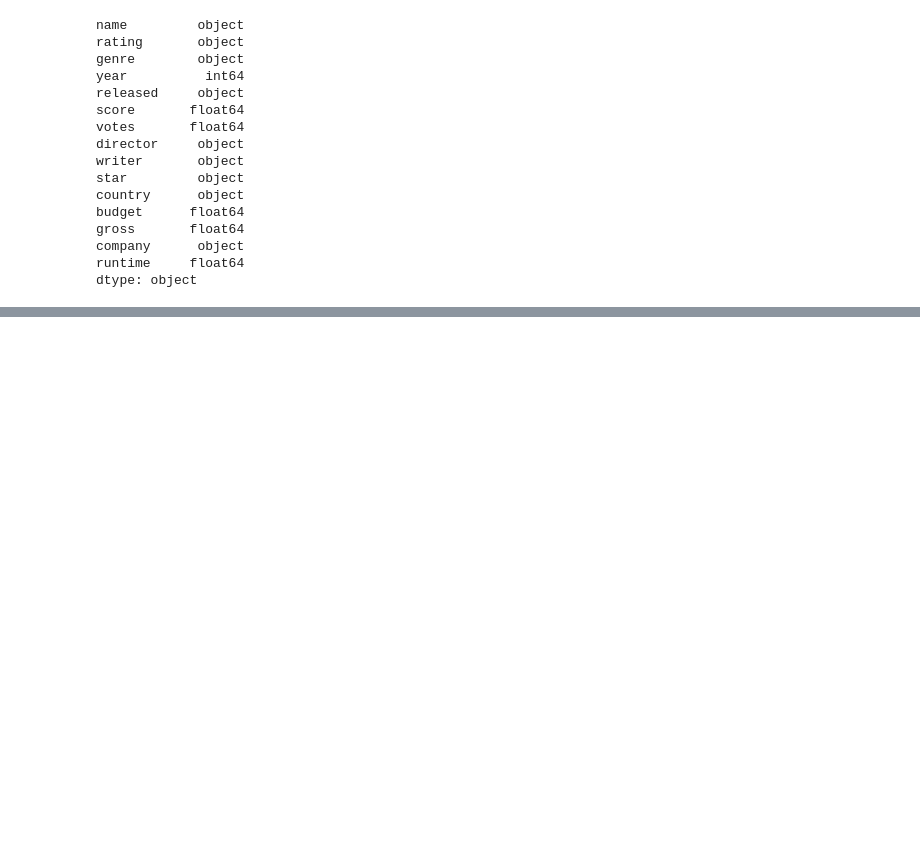
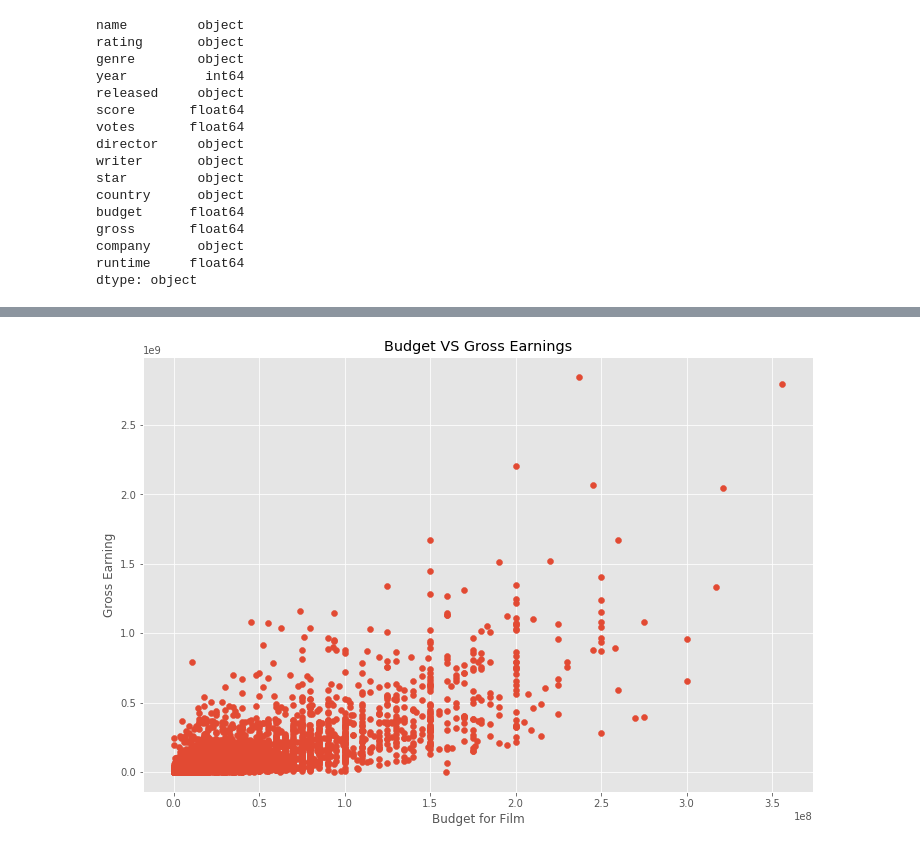
Before and after one commit to enochgeorge9x9/Data_Correlation_in_Python, a Jupyter notebook: Movies Correlation Analysis.ipynb, the cells around one changed output, grey strips where cells are left out. Cells and saved outputs as stored; diff of their text form; code cells hidden in the pictures; blank space fills up the shorter version.

Commit message:
Checked correlation between budget and gross

```diff
--- a/Movies Correlation Analysis.ipynb
+++ b/Movies Correlation Analysis.ipynb
@@ -103,0 +138,4 @@ ValueError: Cannot convert non-finite values (NA or inf) to integer
+# %%
+#Create correct year column
+df_noNull['released'] = df_noNull['released'].astype('str')
+df_noNull['released'].head()
@@ -103,0 +149,16 @@ ValueError: Cannot convert non-finite values (NA or inf) to integer
+# %%
+years = []
+for col in df_noNull['released']:
+    split_year = col.split()
+    if split_year[0].isnumeric():
+        years.append(int(split_year[0]))
+
+    elif split_year[1].isnumeric():
+        years.append(int(split_year[1]))
+    elif split_year[2].isnumeric():
+        years.append(int(split_year[2]))
+
+pd.set_option('mode.chained_assignment',None)
+df_noNull['correct_year'] = years
+df = df_noNull.copy()
+df.head()
@@ -103,0 +184,3 @@ ValueError: Cannot convert non-finite values (NA or inf) to integer
+# %%
+df = df.sort_values(by=['gross'], inplace=False, ascending=False)
+df.drop(['year'], axis=1, inplace=True)
@@ -103,0 +206,3 @@ ValueError: Cannot convert non-finite values (NA or inf) to integer
+# %%
+df = df[['name','country', 'budget', 'gross', 'company', 'correct_year','rating', 'genre', 'released', 'score', 'votes',
+       'director', 'writer', 'star', 'runtime']]
@@ -103,0 +218,13 @@ ValueError: Cannot convert non-finite values (NA or inf) to integer
+# %%
+# Checking if Budget has High Correlation with Gross
+# Scatter Plot with Budget vs Gross
+
+x = df['budget']
+y = df['gross']
+plt.scatter(x,y)
+plt.title('Budget VS Gross Earnings')
+plt.xlabel('Budget for Film')
+plt.ylabel('Gross Earning')
+plt.show()
+# %% [output]
+[figure, added]
```
Also changed, not shown: parts of 23 cells of this notebook.
